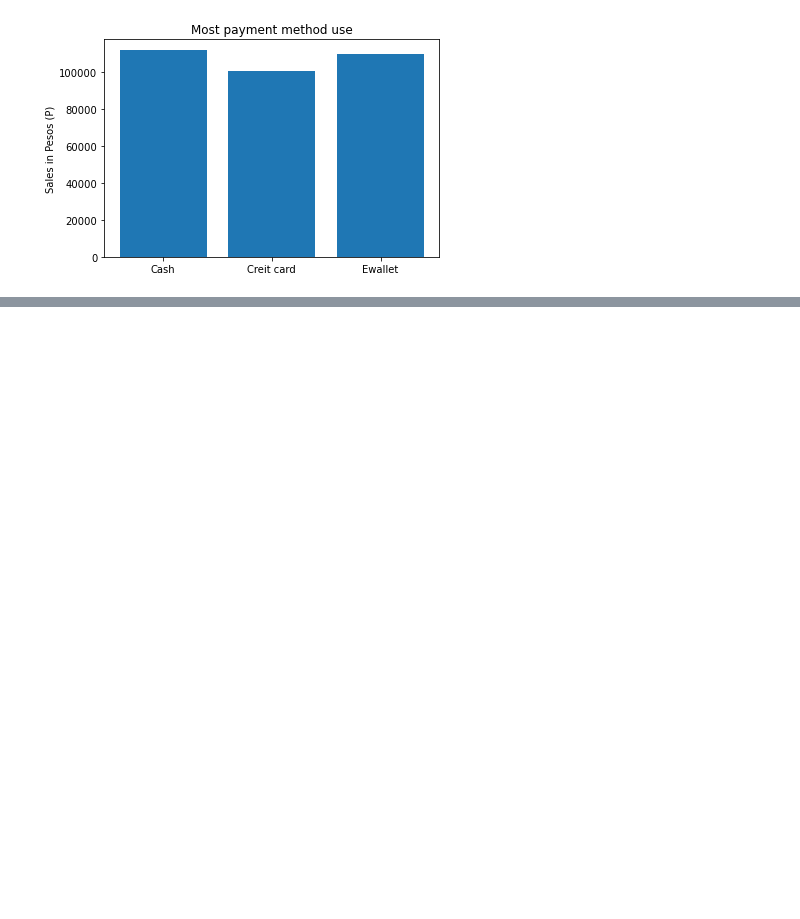
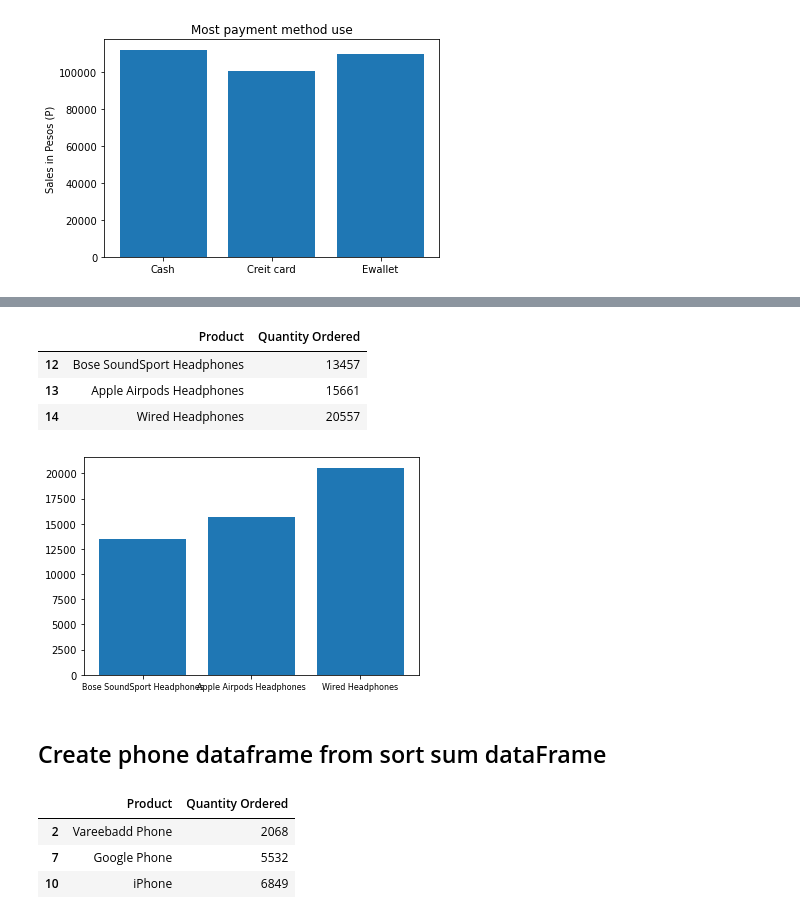
Before and after one commit to romwil22/python-course-dict, a Jupyter notebook: visualize data with python/python_data_visualization.ipynb, the cells around one changed output, grey strips where cells are left out. Cells and saved outputs as stored; diff of their text form; code cells hidden in the pictures; blank space fills up the shorter version.

```diff
--- a/visualize data with python/python_data_visualization.ipynb
+++ b/visualize data with python/python_data_visualization.ipynb
@@ -515,0 +541,27 @@ plt.show()
+# %%
+hPhone = sortSum[sortSum["Product"].isin(["Apple Airpods Headphones", "Bose SoundSport Headphones", "Wired Headphones"])]
+hPhone
+# %% [output]
+|  | Product | Quantity Ordered |
+| 12 | Bose SoundSport Headphones | 13457 |
+| 13 | Apple Airpods Headphones | 15661 |
+| 14 | Wired Headphones | 20557 |
+# %%
+hProduct = hPhone["Product"]
+hQuantity = hPhone["Quantity Ordered"]
+
+plt.bar(hProduct, hQuantity)
+plt.xticks(hProduct, size=8)
+plt.show()
+# %% [output]
+[figure, added]
+# %% [markdown]
+## Create phone dataframe from sort sum dataFrame
+# %%
+phone = sortSum[sortSum["Product"].isin(["Google Phone", "Vareebadd Phone", "iPhone"])]
+phone
+# %% [output]
+|  | Product | Quantity Ordered |
+| 2 | Vareebadd Phone | 2068 |
+| 7 | Google Phone | 5532 |
+| 10 | iPhone | 6849 |
```
Also changed, not shown: parts of 19 cells of this notebook.
